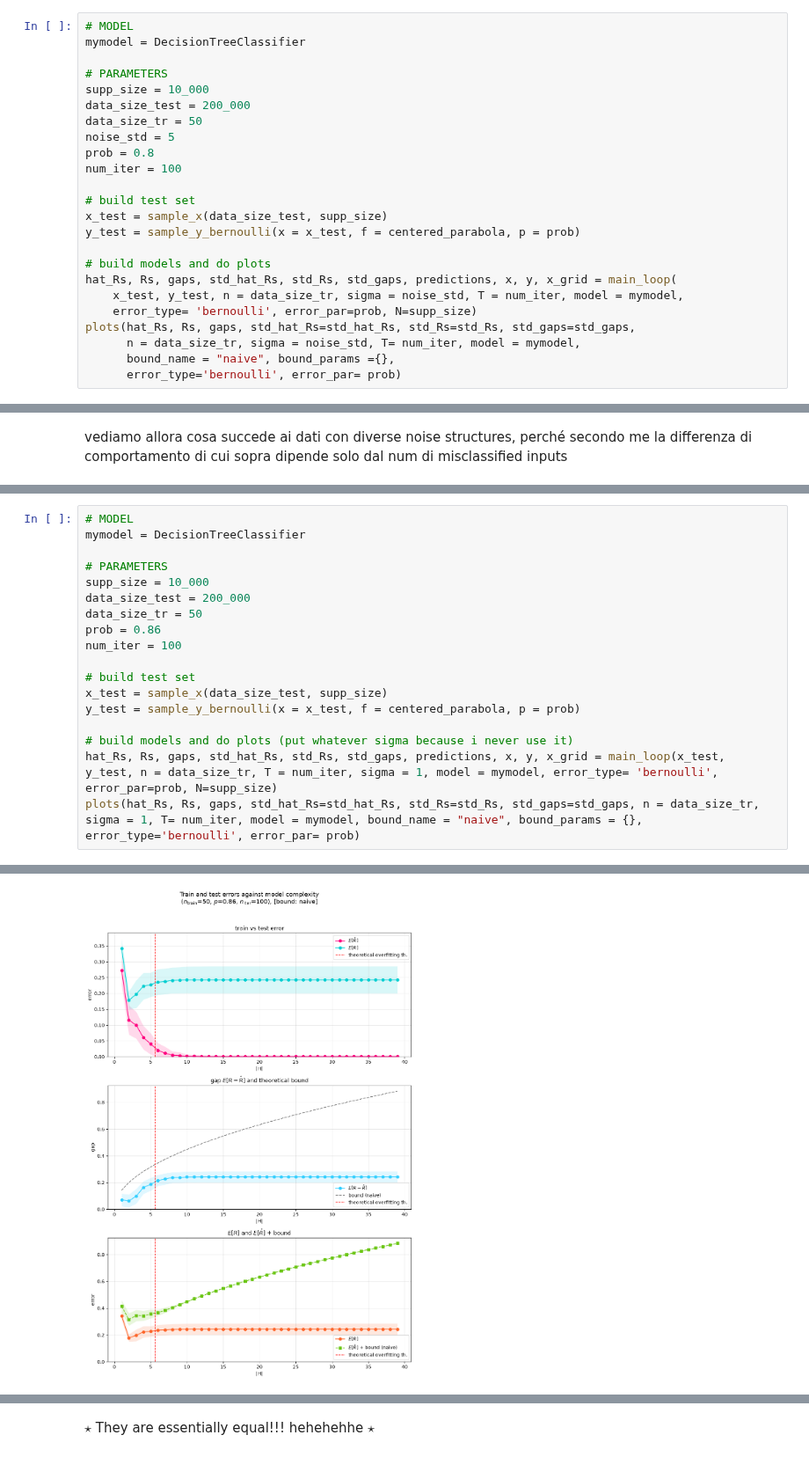
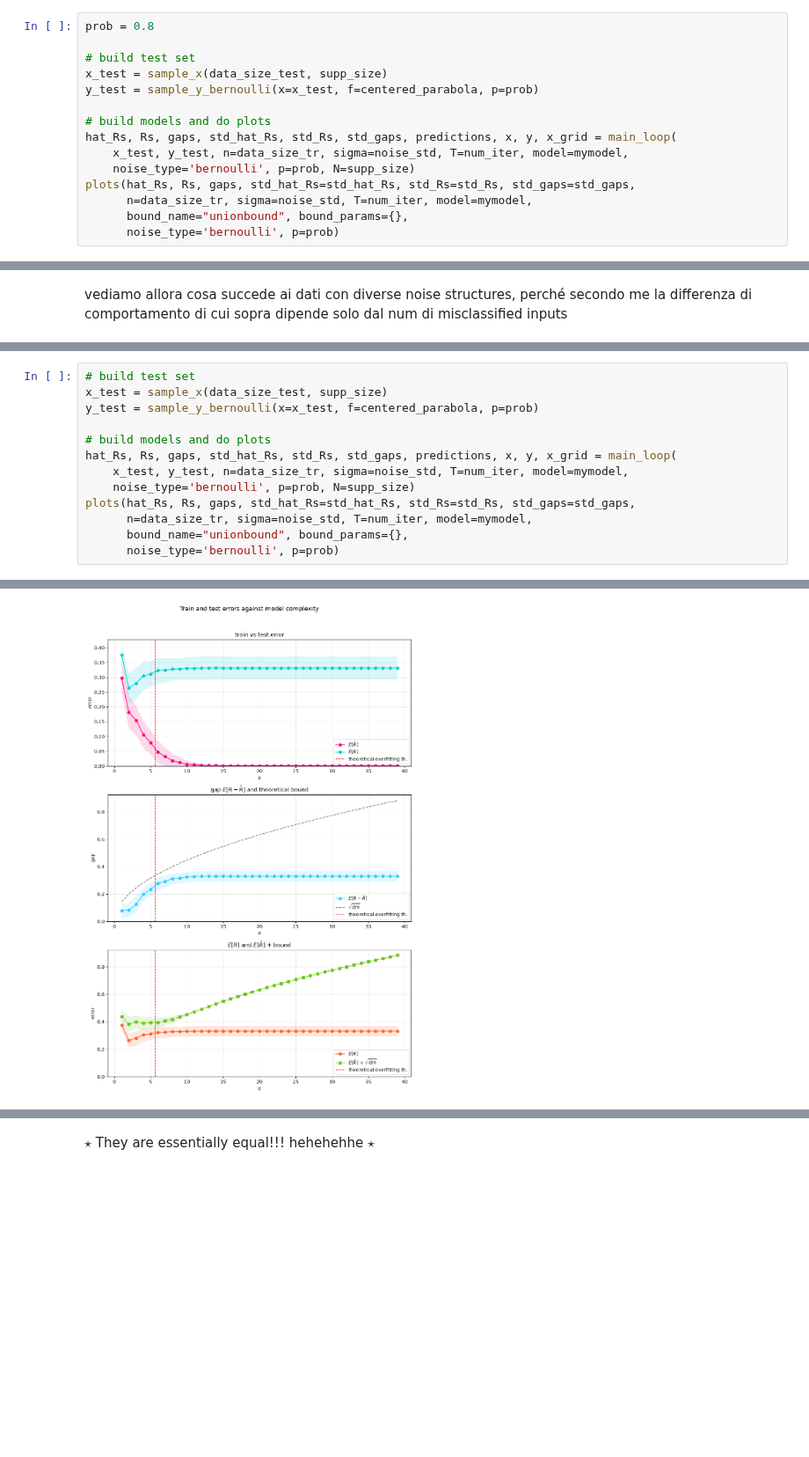
Before and after one commit to matildedol/tesi, a Jupyter notebook: source/preliminary/noise_structure.ipynb, the cells around one changed output, grey strips where cells are left out. Shown at 88% size. Drawn from its saved outputs; the diff is of its cells as text; blank space fills up the shorter version.

```diff
--- a/source/preliminary/noise_structure.ipynb
+++ b/source/preliminary/noise_structure.ipynb
@@ -17,25 +27,16 @@ explore_data(f = centered_parabola, n = 50, N = supp_size,
 # %%
-# MODEL
-mymodel = DecisionTreeClassifier
-
-# PARAMETERS
-supp_size = 10_000
-data_size_test = 200_000
-data_size_tr = 50
-noise_std = 5
 prob = 0.8
-num_iter = 100
 
 # build test set
 x_test = sample_x(data_size_test, supp_size)
-y_test = sample_y_bernoulli(x = x_test, f = centered_parabola, p = prob)
+y_test = sample_y_bernoulli(x=x_test, f=centered_parabola, p=prob)
 
 # build models and do plots
 hat_Rs, Rs, gaps, std_hat_Rs, std_Rs, std_gaps, predictions, x, y, x_grid = main_loop(
-    x_test, y_test, n = data_size_tr, sigma = noise_std, T = num_iter, model = mymodel,
-    error_type= 'bernoulli', error_par=prob, N=supp_size)
+    x_test, y_test, n=data_size_tr, sigma=noise_std, T=num_iter, model=mymodel,
+    noise_type='bernoulli', p=prob, N=supp_size)
 plots(hat_Rs, Rs, gaps, std_hat_Rs=std_hat_Rs, std_Rs=std_Rs, std_gaps=std_gaps,
-      n = data_size_tr, sigma = noise_std, T= num_iter, model = mymodel,
-      bound_name = "naive", bound_params ={},
-      error_type='bernoulli', error_par= prob)
+      n=data_size_tr, sigma=noise_std, T=num_iter, model=mymodel,
+      bound_name="unionbound", bound_params={},
+      noise_type='bernoulli', p=prob)
 # %% [output]
@@ -97,19 +83,14 @@ $p = 0.86$ seems to work!
 # %%
-# MODEL
-mymodel = DecisionTreeClassifier
-
-# PARAMETERS
-supp_size = 10_000
-data_size_test = 200_000
-data_size_tr = 50
-prob = 0.86
-num_iter = 100
-
 # build test set
 x_test = sample_x(data_size_test, supp_size)
-y_test = sample_y_bernoulli(x = x_test, f = centered_parabola, p = prob)
+y_test = sample_y_bernoulli(x=x_test, f=centered_parabola, p=prob)
 
-# build models and do plots (put whatever sigma because i never use it)
-hat_Rs, Rs, gaps, std_hat_Rs, std_Rs, std_gaps, predictions, x, y, x_grid = main_loop(x_test, y_test, n = data_size_tr, T = num_iter, sigma = 1, model = mymodel, error_type= 'bernoulli', error_par=prob, N=supp_size)
-plots(hat_Rs, Rs, gaps, std_hat_Rs=std_hat_Rs, std_Rs=std_Rs, std_gaps=std_gaps, n = data_size_tr, sigma = 1, T= num_iter, model = mymodel, bound_name = "naive", bound_params = {}, error_type='bernoulli', error_par= prob)
+# build models and do plots
+hat_Rs, Rs, gaps, std_hat_Rs, std_Rs, std_gaps, predictions, x, y, x_grid = main_loop(
+    x_test, y_test, n=data_size_tr, sigma=noise_std, T=num_iter, model=mymodel,
+    noise_type='bernoulli', p=prob, N=supp_size)
+plots(hat_Rs, Rs, gaps, std_hat_Rs=std_hat_Rs, std_Rs=std_Rs, std_gaps=std_gaps,
+      n=data_size_tr, sigma=noise_std, T=num_iter, model=mymodel,
+      bound_name="unionbound", bound_params={},
+      noise_type='bernoulli', p=prob)
 # %% [output]
@@ -117,2 +98,2 @@ plots(hat_Rs, Rs, gaps, std_hat_Rs=std_hat_Rs, std_Rs=std_Rs, std_gaps=std_gaps,
-[figure, old version]
+[figure, new version]
 # %%
```
Also changed, not shown: parts of 17 cells of this notebook, 3 other files.
